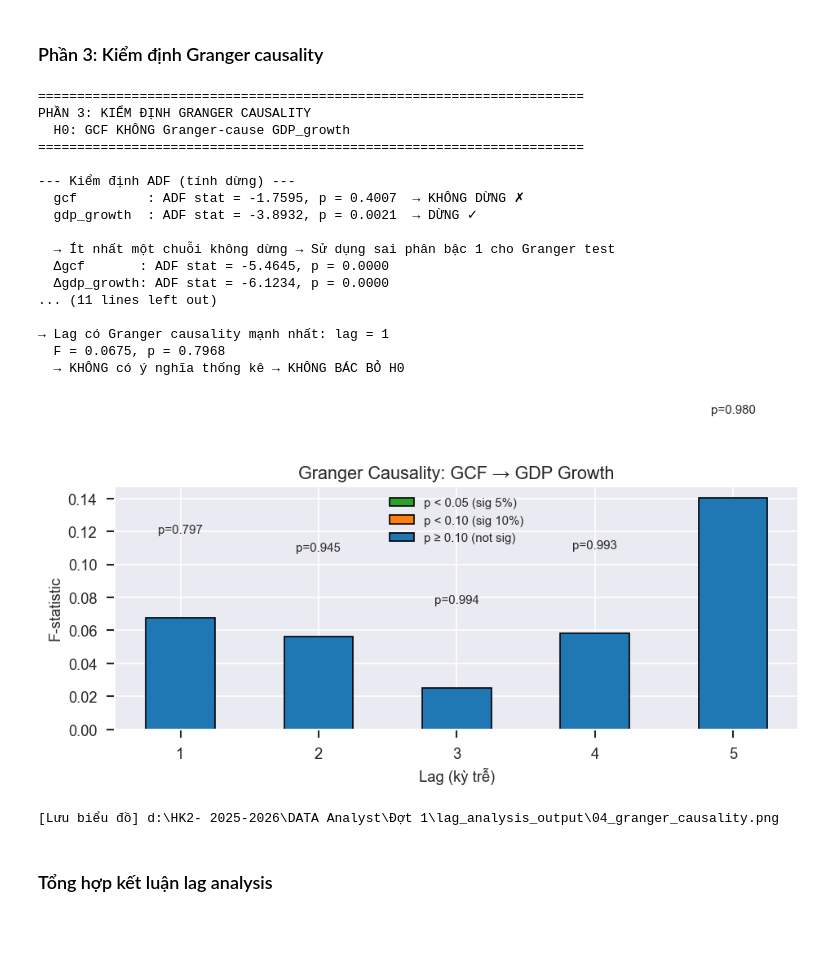
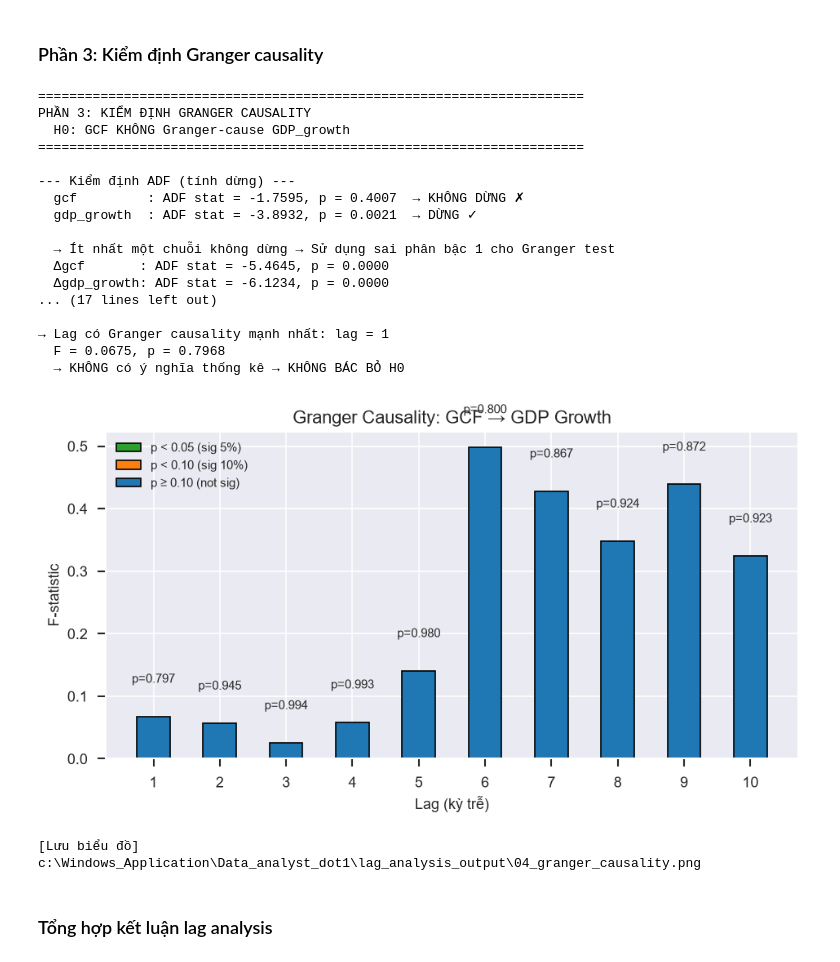
Before and after one commit to kung-da/Data_analyst_dot1, a Jupyter notebook: icor_analysis.ipynb, the cells around one changed output. Drawn from its saved outputs; the diff is of its cells as text; code cells hidden in the pictures; blank space fills up the shorter version.

```diff
--- a/icor_analysis.ipynb
+++ b/icor_analysis.ipynb
@@ -1204,7 +1224,7 @@ print("=" * 70)
 valid = df.dropna(subset=["delta_gdp"]).copy()
 
 results_cc = []
-for k in range(MAX_LAG + 1):
+for k in LAG_VALUES:
     # GCF(t-k) → lag k kỳ → dịch chuỗi GCF về trước k bước
     shifted = valid["gcf"].shift(k)
     mask = shifted.notna() & valid["delta_gdp"].notna()
@@ -1241,7 +1261,7 @@ ax.axhline(0, color="black", linewidth=0.8)
 ax.set_xlabel("Lag k (kỳ trễ đầu tư)")
 ax.set_ylabel("Hệ số tương quan Pearson (r)")
 ax.set_title("Cross-Correlation: Investment(t−k)  vs  ΔGDP(t)")
-ax.set_xticks(range(MAX_LAG + 1))
+ax.set_xticks(cc_df["lag_k"].astype(int).tolist())
 for i, row in cc_df.iterrows():
     ax.text(row["lag_k"], row["pearson_r"] + 0.02 * np.sign(row["pearson_r"]),
             f'{row["pearson_r"]:.3f}\np={row["p_value"]:.3f}',
@@ -1286,7 +1306,7 @@ PHẦN 1: CROSS-CORRELATION  –  Investment(t-k)  vs  ΔGDP(t)
 # PHẦN 2: ICOR THEO TỪNG LAG – SO SÁNH TÍNH ỔN ĐỊNH & HỢP LÝ
 # ====================================================================
 print("\n" + "=" * 70)
-print("PHẦN 2: ICOR THEO TỪNG LAG (k=0..5)  –  SO SÁNH ỔN ĐỊNH & HỢP LÝ")
+print(f"PHẦN 2: ICOR THEO TỪNG LAG (k=0..{MAX_LAG})  –  SO SÁNH ỔN ĐỊNH & HỢP LÝ")
 print("=" * 70)
 
 REASONABLE_LOW = 3.0
@@ -1295,7 +1315,7 @@ REASONABLE_HIGH = 6.0
 icor_summary = []
 icor_series = {}
 
-for k in range(MAX_LAG + 1):
+for k in LAG_VALUES:
     col = f"icor_lag{k}"
     # ICOR(t, lag_k) = GCF(t-k) / GDP_growth(t)
     gcf_shifted = df["gcf"].shift(k)
@@ -1336,11 +1356,14 @@ print(f"  - Mean = {best_icor_lag['mean']:.3f}, Median = {best_icor_lag['median'
 print(f"  - CV = {best_icor_lag['CV%']:.1f}%, % nằm trong [3–6] = {best_icor_lag['%_in_3-6']:.1f}%")
 
 # --- Biểu đồ ICOR theo từng lag ---
-fig, axes = plt.subplots(2, 3, figsize=(16, 9), sharex=True)
+n_lags = len(LAG_VALUES)
+n_cols = min(3, n_lags)
+n_rows = math.ceil(n_lags / n_cols)
+fig, axes = plt.subplots(n_rows, n_cols, figsize=(5.3 * n_cols, 4.2 * n_rows), sharex=True, squeeze=False)
 axes = axes.ravel()
 
-for idx in range(MAX_LAG + 1):
-    ax = axes[idx]
+for ax_idx, idx in enumerate(LAG_VALUES):
+    ax = axes[ax_idx]
     ser = icor_series[idx]
     ax.plot(ser["year"], ser["icor"], marker="o", markersize=4, linewidth=1.3, color="teal")
     ax.axhspan(REASONABLE_LOW, REASONABLE_HIGH, alpha=0.15, color="green", label="Vùng hợp lý [3–6]")
@@ -1351,11 +1374,13 @@ for idx in range(MAX_LAG + 1):
     ax.legend(fontsize=7, loc="upper right")
     ax.grid(True, alpha=0.3)
 
-axes[-1].set_xlabel("Năm")
-axes[-2].set_xlabel("Năm")
-axes[-3].set_xlabel("Năm")
+for ax in axes[n_lags:]:
+    ax.set_visible(False)
 
-fig.suptitle("ICOR Việt Nam theo từng giả định Lag (k=0..5)", fontsize=14, fontweight="bold", y=1.01)
+for ax in axes[max(0, n_lags - n_cols):n_lags]:
+    ax.set_xlabel("Năm")
+
+fig.suptitle(f"ICOR Việt Nam theo từng giả định Lag (k=0..{MAX_LAG})", fontsize=14, fontweight="bold", y=1.01)
 fig.tight_layout()
 fig.savefig(OUTPUT_DIR / "02_icor_by_lag.png", dpi=150, bbox_inches="tight")
 plt.show()
@@ -1374,7 +1399,7 @@ ax2.bar(x + 0.15, summary_df["%_in_3-6"], width=0.3, color="#2ca02c", label="% i
 ax2.set_ylabel("% quan sát nằm trong [3–6]", color="#2ca02c")
 ax2.tick_params(axis="y", labelcolor="#2ca02c")
 
-ax1.set_xticks(range(MAX_LAG + 1))
+ax1.set_xticks(summary_df["lag_k"].astype(int).tolist())
 ax1.set_title("So sánh tính ổn định (CV) & hợp lý (% in [3–6]) theo Lag")
 # Combined legend
 lines1, labels1 = ax1.get_legend_handles_labels()
@@ -1451,13 +1478,17 @@ if use_diff:
 else:
     granger_data = np.column_stack([gdp_series, gcf_series])
 
-print(f"\n--- Granger Causality Test (max lag = {MAX_LAG}) ---")
+MAX_GRANGER_LAG = min(MAX_LAG, max(1, (len(granger_data) - 2) // 3))
+if MAX_GRANGER_LAG < MAX_LAG:
+    print(f"  [Cảnh báo] MAX_LAG={MAX_LAG} quá lớn cho Granger test; tự động dùng max lag = {MAX_GRANGER_LAG}.")
+
+print(f"\n--- Granger Causality Test (max lag = {MAX_GRANGER_LAG}) ---")
 print(f"  Dữ liệu: {'sai phân bậc 1' if use_diff else 'chuỗi gốc'}, n = {len(granger_data)}")
 
 granger_results = []
 try:
-    gc = grangercausalitytests(granger_data, maxlag=MAX_LAG, verbose=False)
-    for lag in range(1, MAX_LAG + 1):
+    gc = grangercausalitytests(granger_data, maxlag=MAX_GRANGER_LAG, verbose=False)
+    for lag in range(1, MAX_GRANGER_LAG + 1):
         test_stats = gc[lag][0]
         # Lấy F-test (ssr_ftest)
         f_stat = test_stats["ssr_ftest"][0]
@@ -1502,7 +1533,7 @@ if granger_results:
     ax.set_xlabel("Lag (kỳ trễ)")
     ax.set_ylabel("F-statistic")
     ax.set_title("Granger Causality: GCF → GDP Growth")
-    ax.set_xticks(range(1, MAX_LAG + 1))
+    ax.set_xticks(gc_df["lag"].astype(int).tolist())
 
     # Thêm p-value trên mỗi cột
     for _, row in gc_df.iterrows():
@@ -1512,36 +1543,36 @@ if granger_results:
     ax.axhline(0, color="black", linewidth=0.5)
     legend_elements_gc = [
         Patch(facecolor='#2ca02c', edgecolor='black', label='p < 0.05 (sig 5%)'),
         Patch(facecolor='#ff7f0e', edgecolor='black', label='p < 0.10 (sig 10%)'),
         Patch(facecolor='#1f77b4', edgecolor='black', label='p ≥ 0.10 (not sig)'),
     ]
     ax.legend(handles=legend_elements_gc, loc="best", fontsize=9)
     fig.tight_layout()
     fig.savefig(OUTPUT_DIR / "04_granger_causality.png", dpi=150, bbox_inches="tight")
     plt.show()
     print(f"\n[Lưu biểu đồ] {OUTPUT_DIR / '04_granger_causality.png'}")
 
 # ====================================================================
 # %% [output]
 ======================================================================
 PHẦN 3: KIỂM ĐỊNH GRANGER CAUSALITY
   H0: GCF KHÔNG Granger-cause GDP_growth
 ======================================================================
 
 --- Kiểm định ADF (tính dừng) ---
   gcf         : ADF stat = -1.7595, p = 0.4007  → KHÔNG DỪNG ✗
   gdp_growth  : ADF stat = -3.8932, p = 0.0021  → DỪNG ✓
 
   → Ít nhất một chuỗi không dừng → Sử dụng sai phân bậc 1 cho Granger test
   Δgcf       : ADF stat = -5.4645, p = 0.0000
   Δgdp_growth: ADF stat = -6.1234, p = 0.0000
-... (11 lines left out)
+... (17 lines left out)
 
 → Lag có Granger causality mạnh nhất: lag = 1
   F = 0.0675, p = 0.7968
   → KHÔNG có ý nghĩa thống kê → KHÔNG BÁC BỎ H0
-[figure, old version]
+[figure, new version]
-[Lưu biểu đồ] d:\HK2- 2025-2026\DATA Analyst\Đợt 1\lag_analysis_output\04_granger_causality.png
+[Lưu biểu đồ] c:\Windows_Application\Data_analyst_dot1\lag_analysis_output\04_granger_causality.png
 # %% [markdown]
 ### Tổng hợp kết luận lag analysis
 # %%
```
Also changed, not shown: parts of 6 cells of this notebook, 6 other files.
